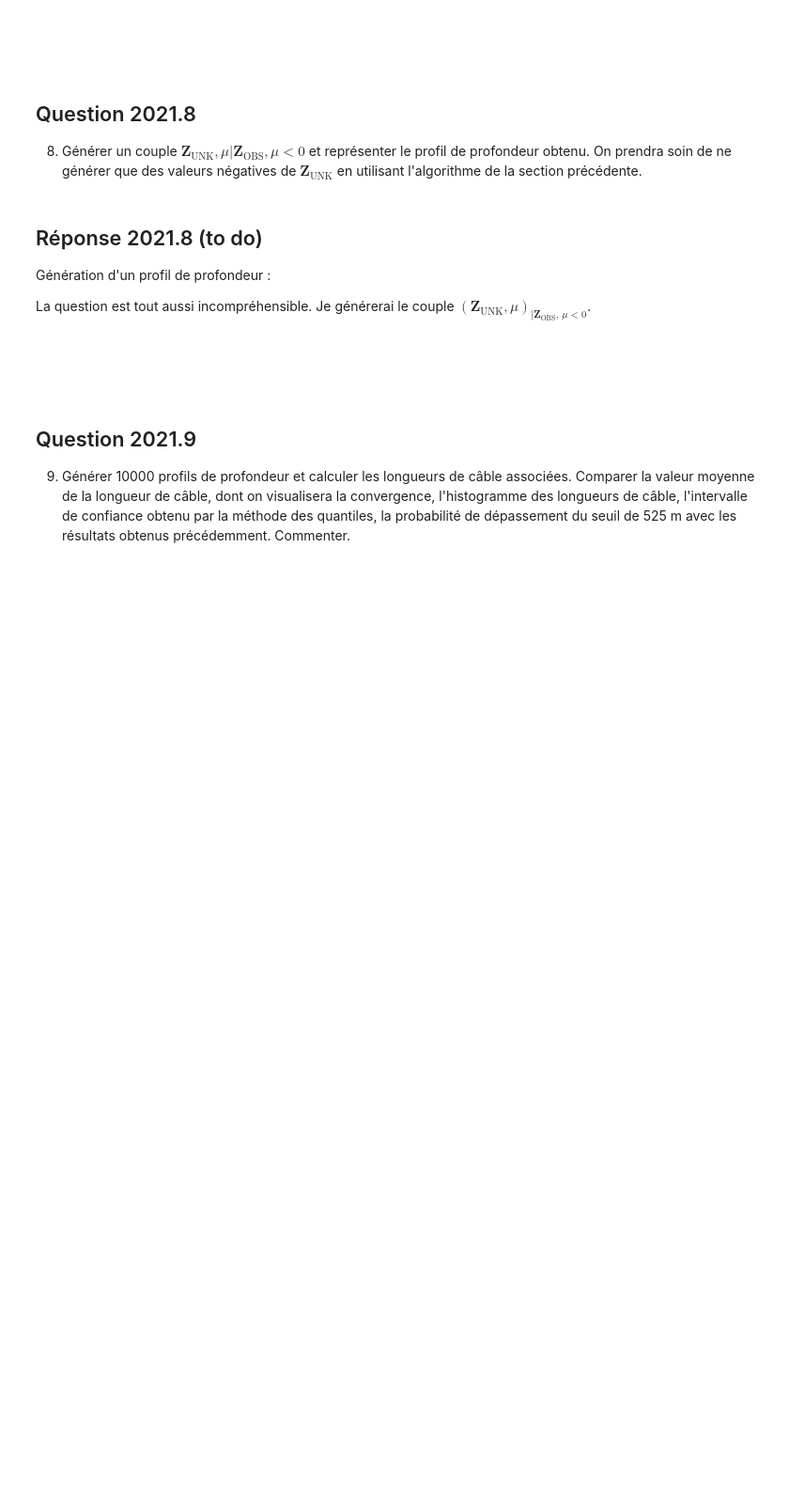
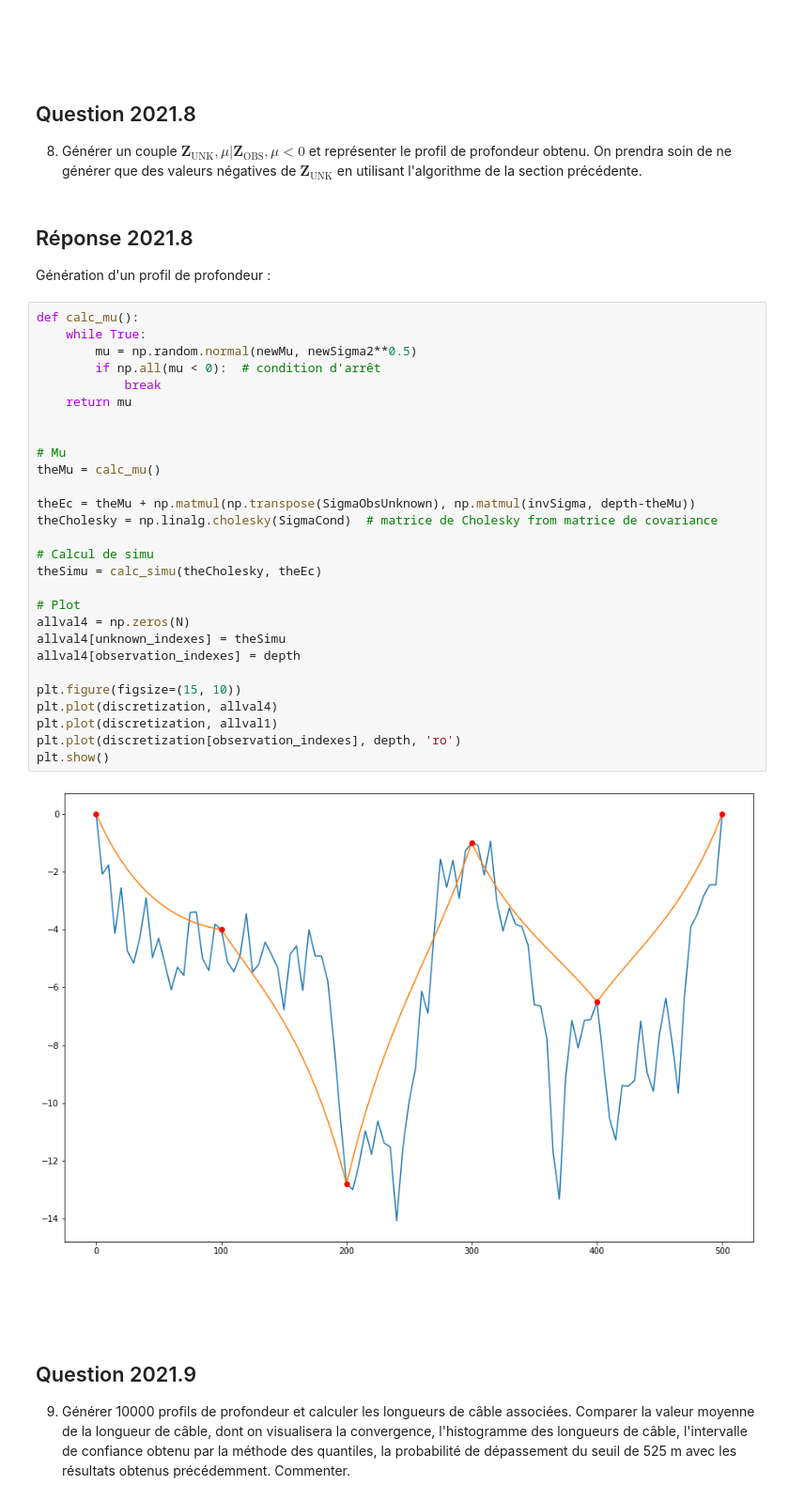
Before and after one commit to ahernot/UE11-probabilites, a Jupyter notebook: projAnatole.ipynb, the cells around one changed output. Shown: that part at 94% size. Drawn from its saved outputs; the diff is of its cells as text; blank space fills up the shorter version.

Commit message:
do question 8 (with help)

```diff
--- a/projAnatole.ipynb
+++ b/projAnatole.ipynb
@@ -753,14 +755,40 @@ plt.show()
 # %% [markdown]
 ## Question 2021.8
 8. Générer un couple $\mathbf{Z}_{\text{UNK}}, \mu| \mathbf{Z}_{\text{OBS}}, \mu <0$ et représenter le profil de profondeur obtenu. On prendra soin de ne générer que des valeurs négatives de $\mathbf{Z}_{\text{UNK}}$ en utilisant l'algorithme de la section précédente.
-# %% [markdown]
-## Réponse 2021.8 (to do)
-
-
-Génération d'un profil de profondeur :
-
-La question est tout aussi incompréhensible.
-Je générerai le couple ${(\mathbf{Z}_{\text{UNK}}, \mu)}_{| \mathbf{Z}_{\text{OBS}},\, \mu < 0}$.
+# %% [markdown]
+## Réponse 2021.8
+
+Génération d'un profil de profondeur :
+# %%
+def calc_mu():
+    while True:
+        mu = np.random.normal(newMu, newSigma2**0.5)
+        if np.all(mu < 0):  # condition d'arrêt
+            break
+    return mu
+
+
+# Mu
+theMu = calc_mu()
+
+theEc = theMu + np.matmul(np.transpose(SigmaObsUnknown), np.matmul(invSigma, depth-theMu))
+theCholesky = np.linalg.cholesky(SigmaCond)  # matrice de Cholesky from matrice de covariance
+
+# Calcul de simu
+theSimu = calc_simu(theCholesky, theEc)
+
+# Plot
+allval4 = np.zeros(N)
+allval4[unknown_indexes] = theSimu
+allval4[observation_indexes] = depth
+
+plt.figure(figsize=(15, 10))
+plt.plot(discretization, allval4)
+plt.plot(discretization, allval1)
+plt.plot(discretization[observation_indexes], depth, 'ro')
+plt.show()
+# %% [output]
+[figure, added]
 # %% [markdown]
 <br><br>
 # %% [markdown]
```
Also changed, not shown: parts of 15 cells of this notebook.
